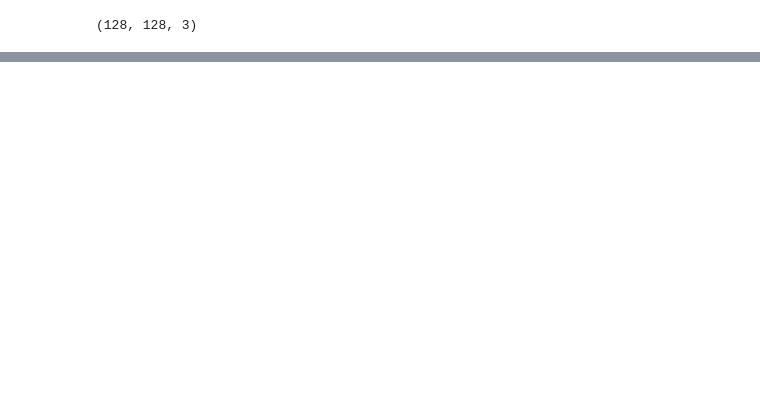
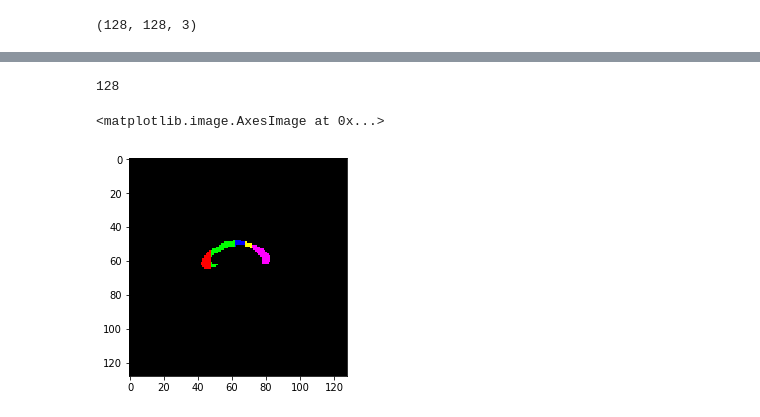
Before and after one commit to Siddharth-Shrivastava7/Corpus-Callosum-Parcellation, a Jupyter notebook: Parcellate.ipynb, the cells around one changed output, grey strips where cells are left out. Saved outputs shown, nothing was run; the diff lists cells and outputs as text; code cells hidden in the pictures; blank space fills up the shorter version.

```diff
--- a/Parcellate.ipynb
+++ b/Parcellate.ipynb
@@ -178,3 +199,12 @@ f = b_img[L[-1][1]][L[-1][0]][2]
+# %%
+print(b_imgi.shape[0])
+# %% [output]
+128
+# %%
+plt.imshow(b_imgi)
+# %% [output]
+<matplotlib.image.AxesImage at 0x...>
+[figure, added]
 # %%
 #parcellate using small assumption that the geometric baseline is a horizontal line for each
 #assumption half i.e. on anterior and  as well as posterior.
```
Also changed, not shown: parts of 21 cells of this notebook.
